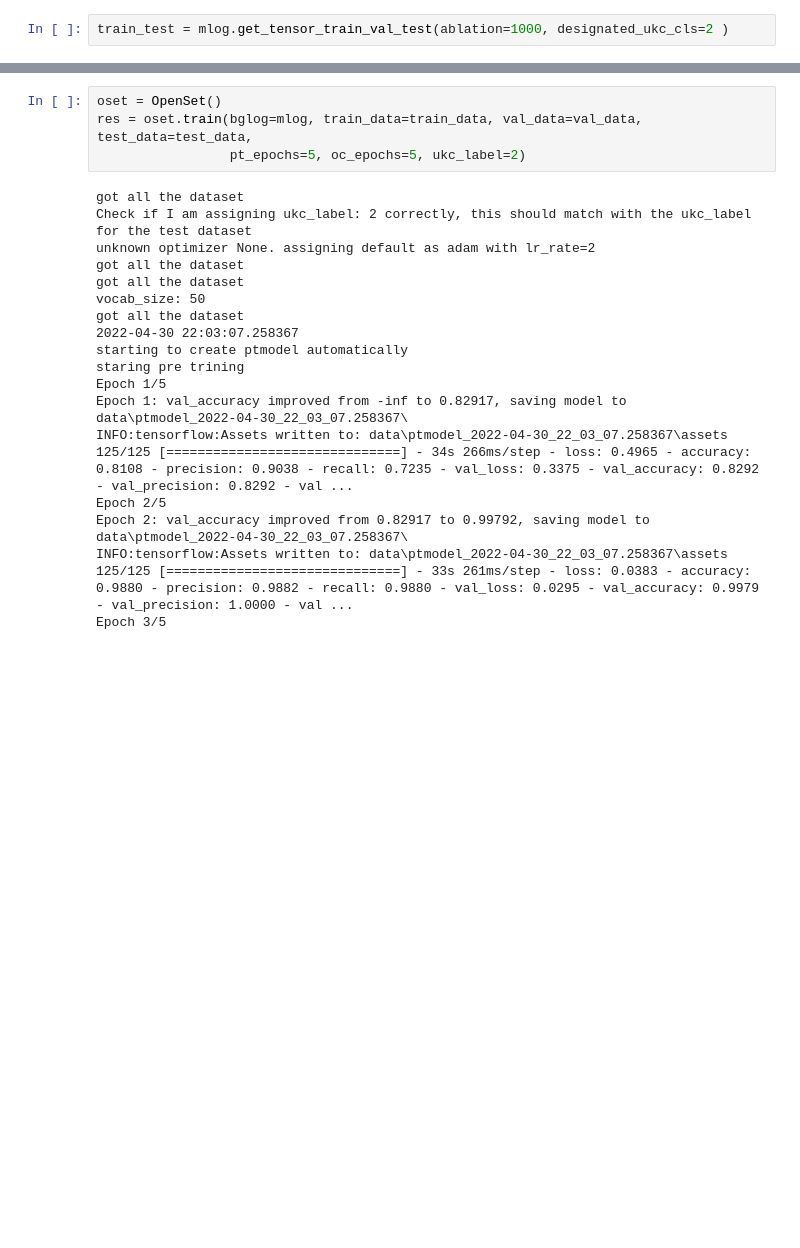
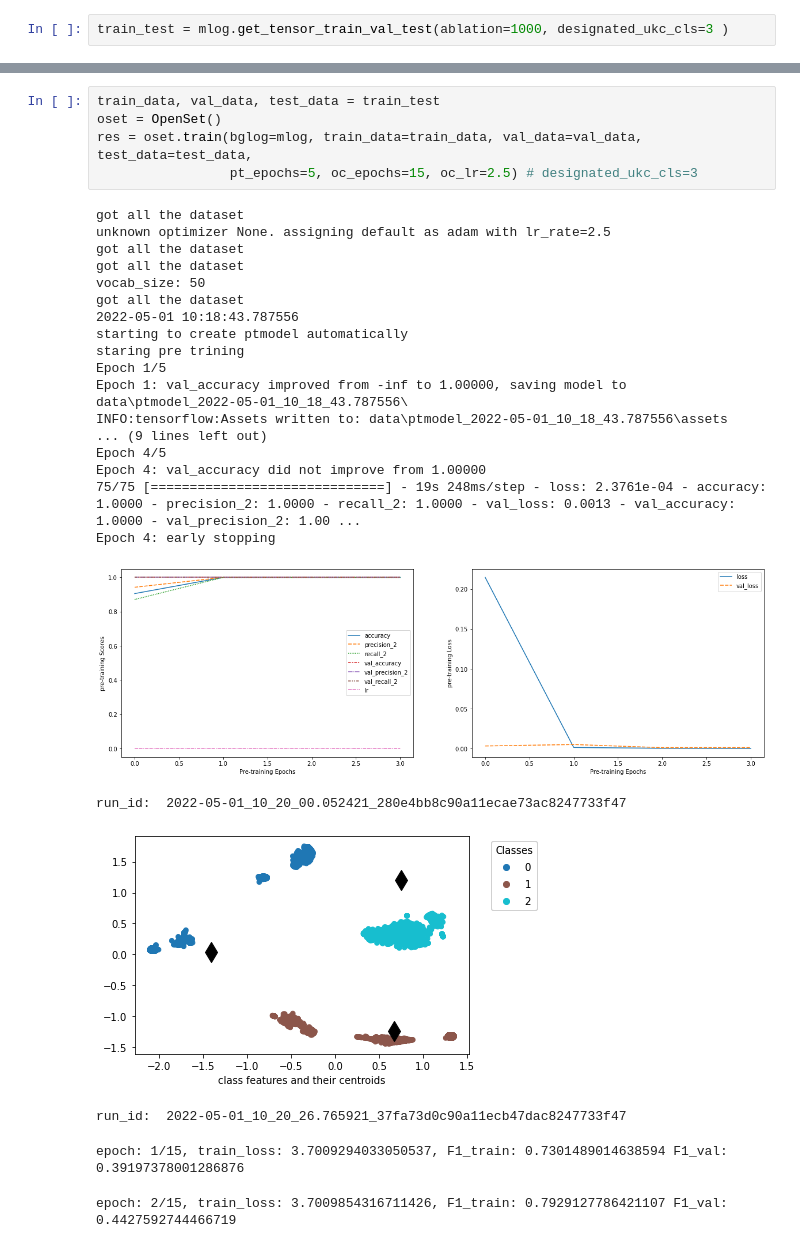
Before and after one commit to BhujayKumarBhatta/OCLog, a Jupyter notebook: oclog/BGL/mx1.ipynb, the cells around one changed output, grey strips where cells are left out. Saved outputs shown, nothing was run; the diff lists cells and outputs as text; blank space fills up the shorter version.

```diff
--- a/oclog/BGL/mx1.ipynb
+++ b/oclog/BGL/mx1.ipynb
@@ -62,4 +59,4 @@ Merged the bgl and hdfs level as the mixed df:  {'0': 114115, '1': 28439, '2': 1
 # %%
-train_test = mlog.get_tensor_train_val_test(ablation=1000, designated_ukc_cls=2 )
+train_test = mlog.get_tensor_train_val_test(ablation=1000, designated_ukc_cls=3 )
 # %% [output]
 ablation set to : 1000
@@ -97,24 +94,29 @@ mlog.designated_ukc_cls
 # %%
+train_data, val_data, test_data = train_test
 oset = OpenSet()
 res = oset.train(bglog=mlog, train_data=train_data, val_data=val_data, test_data=test_data,
-                 pt_epochs=5, oc_epochs=5, ukc_label=2)
+                 pt_epochs=5, oc_epochs=15, oc_lr=2.5) # designated_ukc_cls=3
 # %% [output]
 got all the dataset
-Check if I am assigning ukc_label: 2 correctly, this should match with the ukc_label for the test dataset
-unknown optimizer None. assigning default as adam with lr_rate=2
+unknown optimizer None. assigning default as adam with lr_rate=2.5
 got all the dataset
 got all the dataset
 vocab_size: 50
 got all the dataset
-2022-04-30 22:03:07.258367
+2022-05-01 10:18:43.787556
 starting to create ptmodel automatically
 staring pre trining
 Epoch 1/5
-Epoch 1: val_accuracy improved from -inf to 0.82917, saving model to data\ptmodel_2022-04-30_22_03_07.258367\
-INFO:tensorflow:Assets written to: data\ptmodel_2022-04-30_22_03_07.258367\assets
-125/125 [==============================] - 34s 266ms/step - loss: 0.4965 - accuracy: 0.8108 - precision: 0.9038 - recall: 0.7235 - val_loss: 0.3375 - val_accuracy: 0.8292 - val_precision: 0.8292 - val ...
-Epoch 2/5
-Epoch 2: val_accuracy improved from 0.82917 to 0.99792, saving model to data\ptmodel_2022-04-30_22_03_07.258367\
-INFO:tensorflow:Assets written to: data\ptmodel_2022-04-30_22_03_07.258367\assets
-125/125 [==============================] - 33s 261ms/step - loss: 0.0383 - accuracy: 0.9880 - precision: 0.9882 - recall: 0.9880 - val_loss: 0.0295 - val_accuracy: 0.9979 - val_precision: 1.0000 - val ...
-Epoch 3/5
+Epoch 1: val_accuracy improved from -inf to 1.00000, saving model to data\ptmodel_2022-05-01_10_18_43.787556\
+INFO:tensorflow:Assets written to: data\ptmodel_2022-05-01_10_18_43.787556\assets
+... (9 lines left out)
+Epoch 4/5
+Epoch 4: val_accuracy did not improve from 1.00000
+75/75 [==============================] - 19s 248ms/step - loss: 2.3761e-04 - accuracy: 1.0000 - precision_2: 1.0000 - recall_2: 1.0000 - val_loss: 0.0013 - val_accuracy: 1.0000 - val_precision_2: 1.00 ...
+Epoch 4: early stopping
+[figure, added]
+run_id:  2022-05-01_10_20_00.052421_280e4bb8c90a11ecae73ac8247733f47
+[figure, added]
+run_id:  2022-05-01_10_20_26.765921_37fa73d0c90a11ecb47dac8247733f47
+epoch: 1/15, train_loss: 3.7009294033050537, F1_train: 0.7301489014638594 F1_val: 0.39197378001286876
+epoch: 2/15, train_loss: 3.7009854316711426, F1_train: 0.7929127786421107 F1_val: 0.4427592744466719
```
Also changed, not shown: parts of 12 cells of this notebook, 4 other files.
